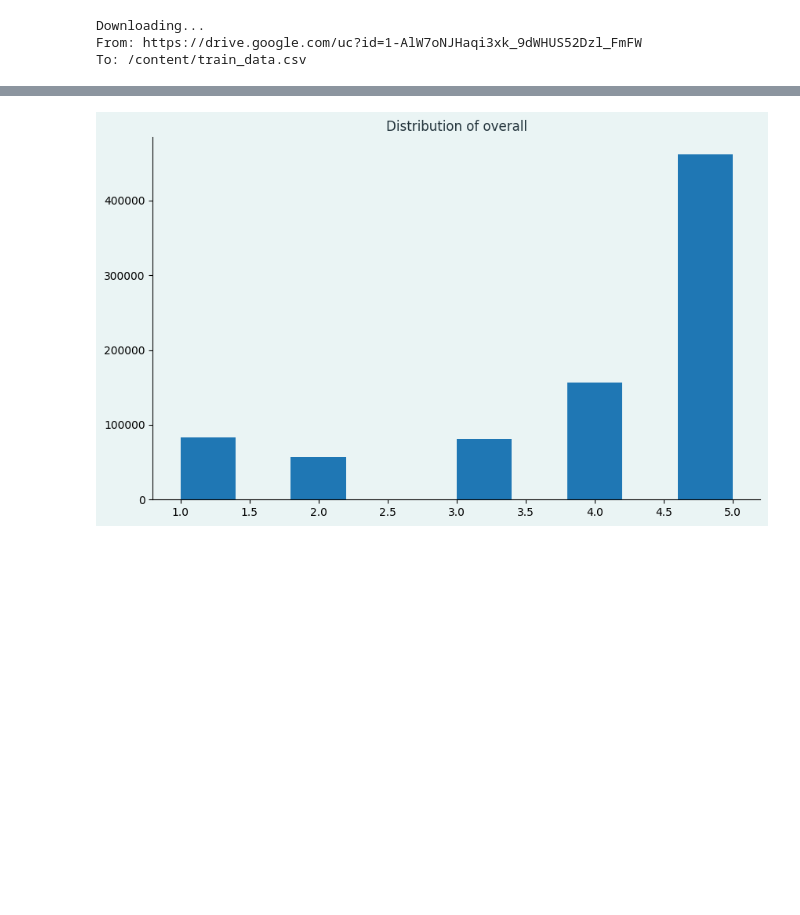
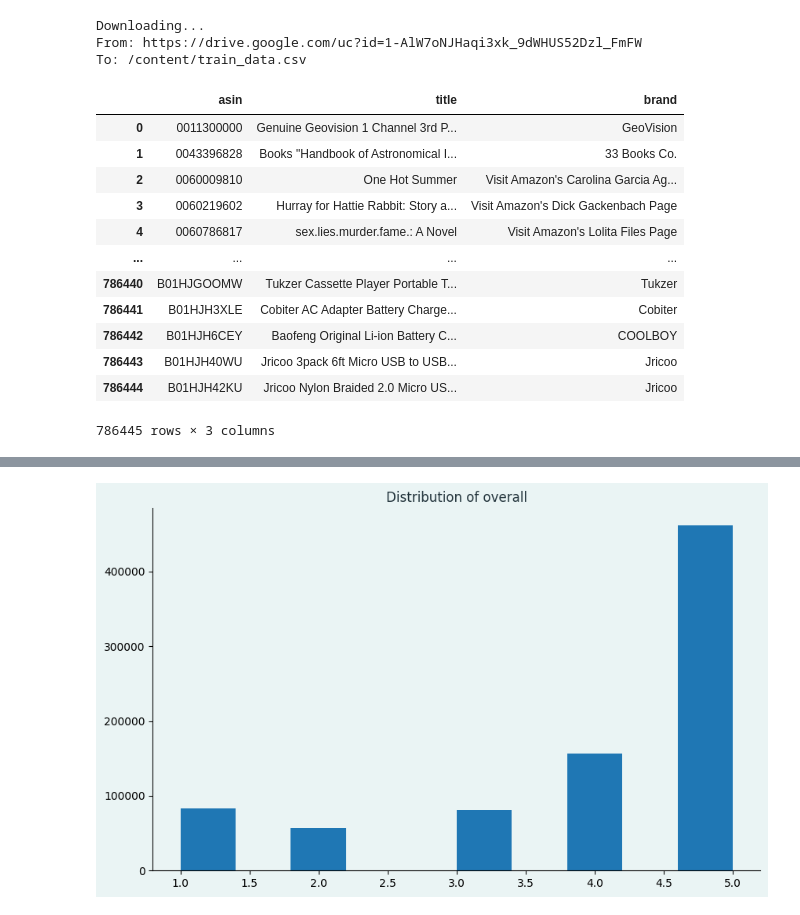
Before and after one commit to mr-robot77/Quera_G11-Project3, a Jupyter notebook: Problem2-Sentiment Analysis-NLP/section1.ipynb, the cells around one changed output, grey strips where cells are left out. Cells and saved outputs as stored; diff of their text form; code cells hidden in the pictures; blank space fills up the shorter version.

```diff
--- a/Problem2-Sentiment Analysis-NLP/section1.ipynb
+++ b/Problem2-Sentiment Analysis-NLP/section1.ipynb
@@ -24,6 +24,22 @@ warnings.filterwarnings('ignore')
 # %%
 data = pd.read_csv('train_data.csv').drop(['reviewTime', 'unixReviewTime', 'style'], axis=1)
 extra = pd.read_csv('title_brand.csv')
+# %%
+extra
+# %% [output]
+|  | asin | title | brand |
+| 0 | 0011300000 | Genuine Geovision 1 Channel 3rd P... | GeoVision |
+| 1 | 0043396828 | Books "Handbook of Astronomical I... | 33 Books Co. |
+| 2 | 0060009810 | One Hot Summer | Visit Amazon's Carolina Garcia Ag... |
+| 3 | 0060219602 | Hurray for Hattie Rabbit: Story a... | Visit Amazon's Dick Gackenbach Page |
+| 4 | 0060786817 | sex.lies.murder.fame.: A Novel | Visit Amazon's Lolita Files Page |
+| ... | ... | ... | ... |
+| 786440 | B01HJGOOMW | Tukzer Cassette Player Portable T... | Tukzer |
+| 786441 | B01HJH3XLE | Cobiter AC Adapter Battery Charge... | Cobiter |
+| 786442 | B01HJH6CEY | Baofeng Original Li-ion Battery C... | COOLBOY |
+| 786443 | B01HJH40WU | Jricoo 3pack 6ft Micro USB to USB... | Jricoo |
+| 786444 | B01HJH42KU | Jricoo Nylon Braided 2.0 Micro US... | Jricoo |
+786445 rows × 3 columns
 # %%
 data['feeling'] = data['overall'].apply(lambda x: 1 if x in [4, 5] else -1 if x in [1, 2] else 0)
 data
```
Also changed, not shown: parts of 1 cell of this notebook.
